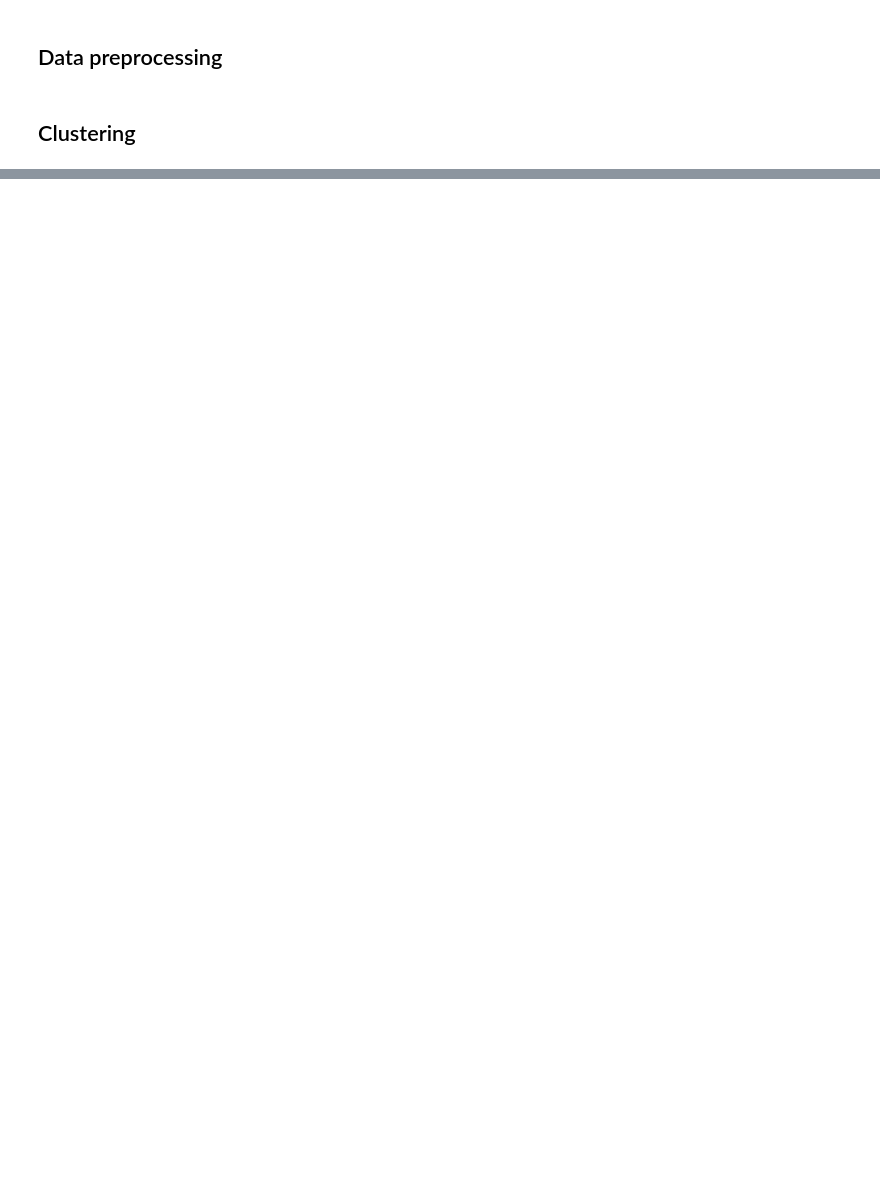
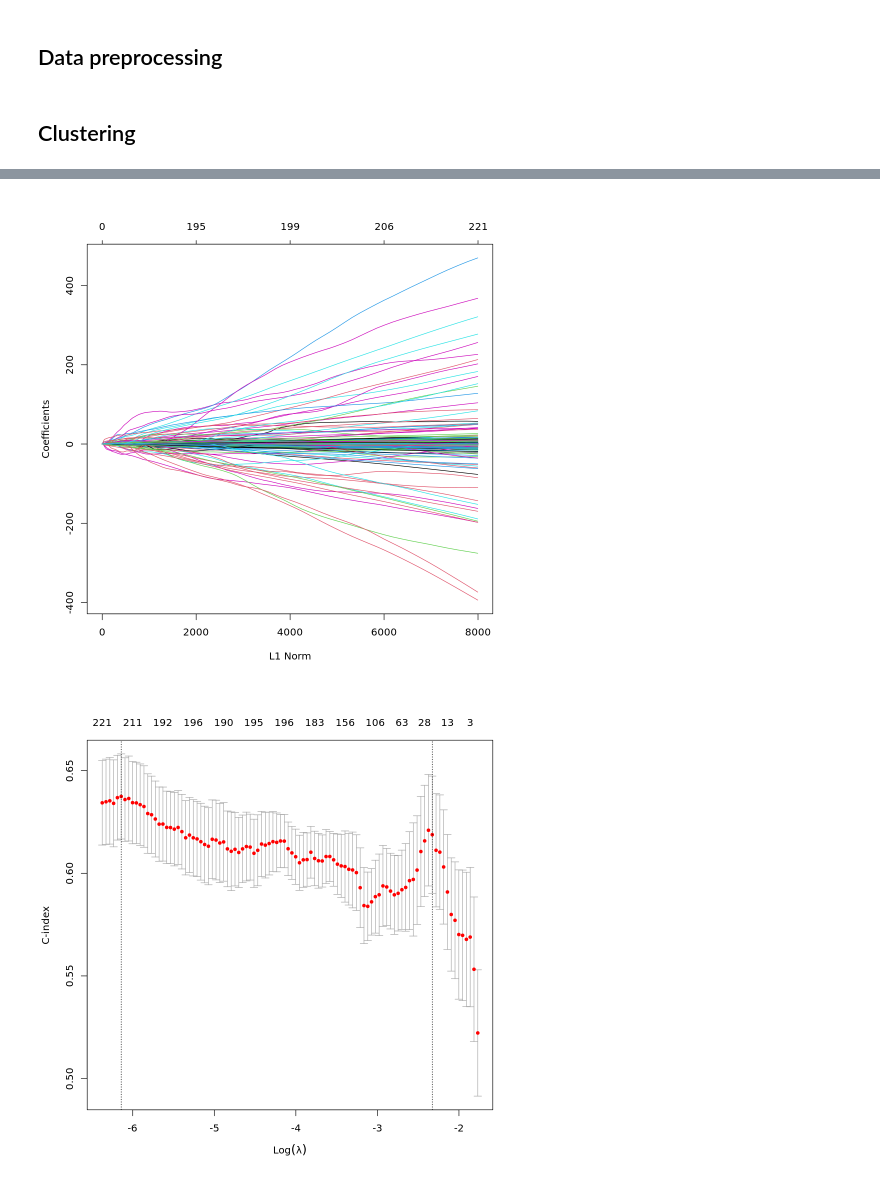
Before and after one commit to katwre/owkin, a Jupyter notebook: Multiple_Myeloma_data_challenge.ipynb, the cells around one changed output, grey strips where cells are left out. Drawn from its saved outputs; the diff is of its cells as text; code cells hidden in the pictures; blank space fills up the shorter version.

```diff
--- a/Multiple_Myeloma_data_challenge.ipynb
+++ b/Multiple_Myeloma_data_challenge.ipynb
@@ -364,0 +407,30 @@ The following object is masked from ‘package:survival’:
+# %%
+#------------------------- Regularized Cox Regression
+library(glmnet)
+library(survival)
+
+# filter patients that
+samples_hrflag = annot_data_m$HR_FLAG==TRUE | annot_data_m$HR_FLAG=="CENSORED"
+
+annot_data_mfl=annot_data_m[which(samples_hrflag),]
+nzv_gexp_fl = nzv_gexp[,which(samples_hrflag)]
+
+
+# x must be an n × p matrix of covariate values
+#— each row corresponds to a patient and each column a covariate. y is an n × 2 matrix, with a column
+#"time" of failure/censoring times, and "status" a 0/1 indicator, with 1 meaning the time is a failure
+#time, and 0 a censoring time
+x_regcox <- as.matrix(t(nzv_gexp_fl))
+y_regcox <- as.matrix(data.frame(time = annot_data_mfl$D_OS,
+                       status = ifelse(annot_data_mfl$HR_FLAG==TRUE, 1, 0)
+                       ))
+
+fit_regcox <- glmnet(as.matrix(x_regcox), as.matrix(y_regcox), family = "cox")
+plot(fit_regcox)
+#coef(fit, s = 0.05)
+set.seed(123)
+cvfit_regcox <- cv.glmnet(x_regcox, y_regcox, family = "cox", type.measure = "C")
+plot(cvfit_regcox)
+# %% [output]
+[figure, added]
+[figure, added]
```
Also changed, not shown: parts of 33 cells of this notebook.
